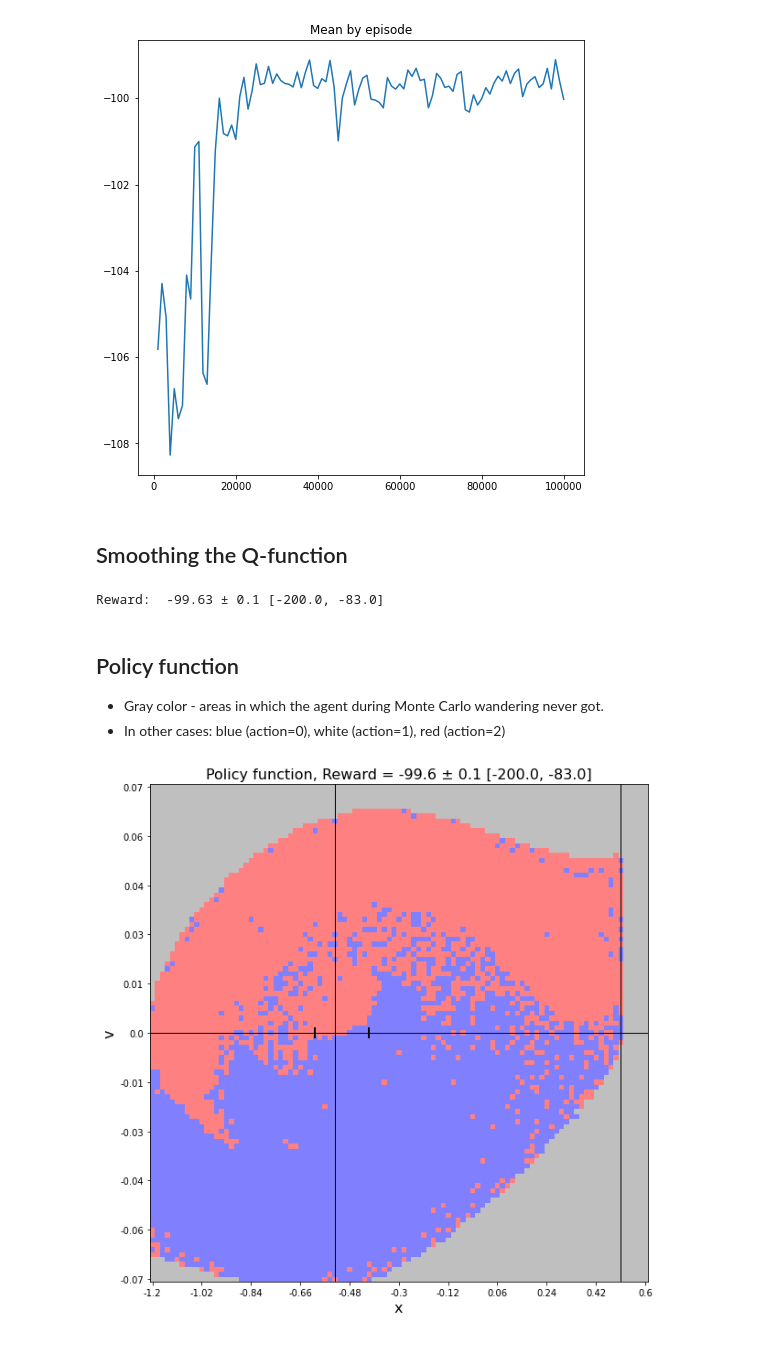
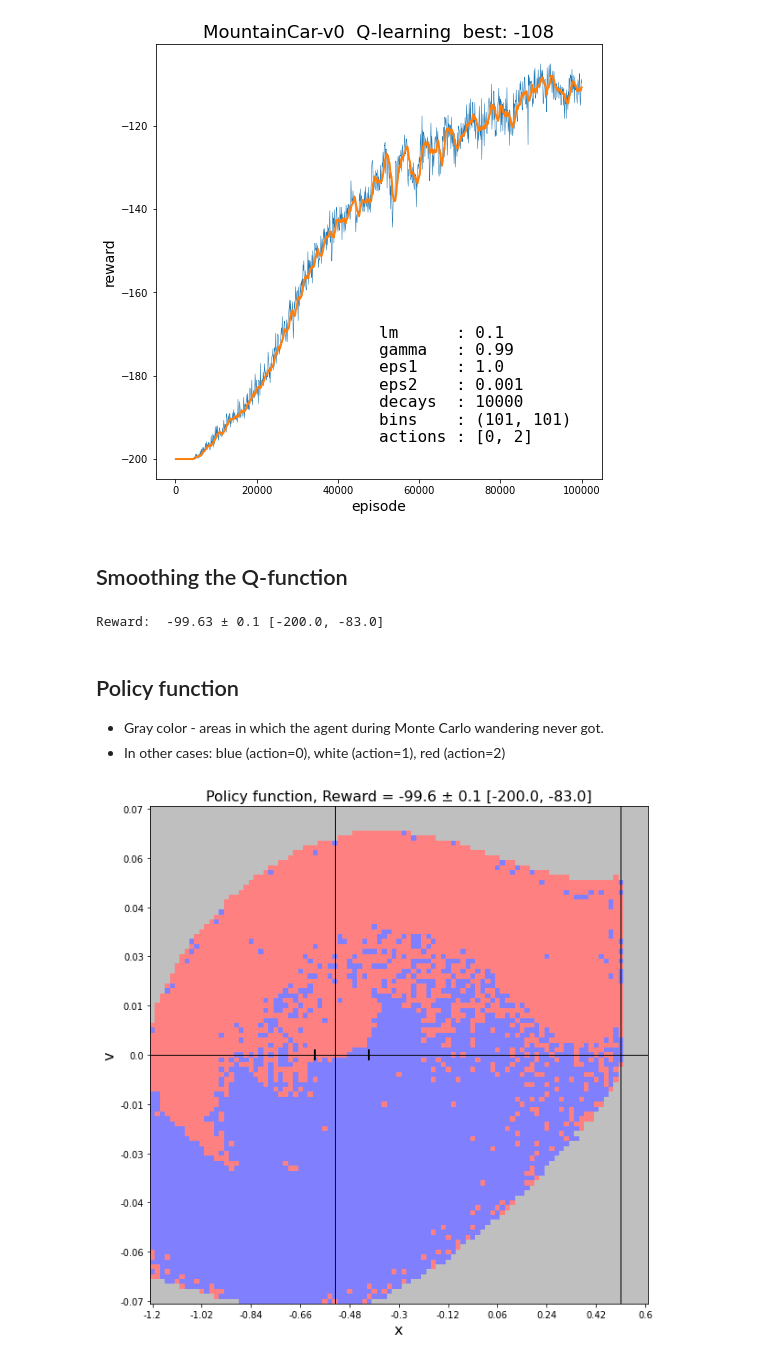
Before and after one commit to steps137/ML, a Jupyter notebook: RL/MountainCar_Q-learning.ipynb, the cells around one changed output. Saved outputs shown, nothing was run; the diff lists cells and outputs as text; code cells hidden in the pictures.

```diff
--- a/RL/MountainCar_Q-learning.ipynb
+++ b/RL/MountainCar_Q-learning.ipynb
@@ -134,5 +156,9 @@ print(model.Q.shape)
 # %%
-model.eps = 0
-out = model.learn(lm=0.1, episodes = 100000, smoothing = None)
+model.init()
+model.init_Q()
+print(model.Q.shape)
+beg  = time.process_time()
+model.learn(episodes = 100000, smoothing = None)
+print(f"time: {(time.process_time()- beg)/60:.2f} min")
 model.test()
 # %% [output]
@@ -156,23 +169,28 @@ Reward:  -99.62 ± 0.4 [-189.0, -83.0]
-# %%
-plt.figure(figsize=(8,8))
-plt.title ('Mean by episode')
-plt.plot  (np.arange(model.history_len, model.history_len*(len(out)+1), model.history_len), np.array(out))
-plt.show()
-# %% [output]
-[figure, removed]
-# %% [markdown]
-## Smoothing the Q-function
+# %%
+params = [ f"{k:8s}: {v}\n" for k,v in model.params.items()]
+data = np.array(model.history)
+plt.figure(figsize=(8,8))
+plt.title(f"MountainCar-v0  Q-learning  best: {model.best_reward:4.0f}", fontsize=18)
+plt.plot  (data[:,0], data[:,1], linewidth=0.5)
+plt.plot  (data[:,0], data[:,2], linewidth=2)
+plt.xlabel('episode', fontsize=14);  plt.ylabel('reward', fontsize=14);
+plt.text(50000, -200, "".join(params), {'fontsize':16, 'fontname':'monospace'})
+plt.show()
+# %% [output]
+[figure, added]
+# %% [markdown]
+## Smoothing the Q-function
 # %%
 model.Q = model.smooth(model.Q)
 # %%
 model.test(episodes = 10000)
 # %% [output]
 Reward:  -99.63 ± 0.1 [-200.0, -83.0]
-# %% [markdown]
-## Policy function
-
-- Gray color - areas in which the agent during Monte Carlo wandering never got.
-- In other cases: blue (action=0), white (action=1), red (action=2)
+# %% [markdown]
+## Policy function
+
+- Gray color - areas in which the agent during Monte Carlo wandering never got.
+- In other cases: blue (action=0), white (action=1), red (action=2)
 # %%
 def plot(mat, title, d_ticks = 10, smooth = True):
     import math
```
Also changed, not shown: parts of 10 cells of this notebook, 14 other files.
